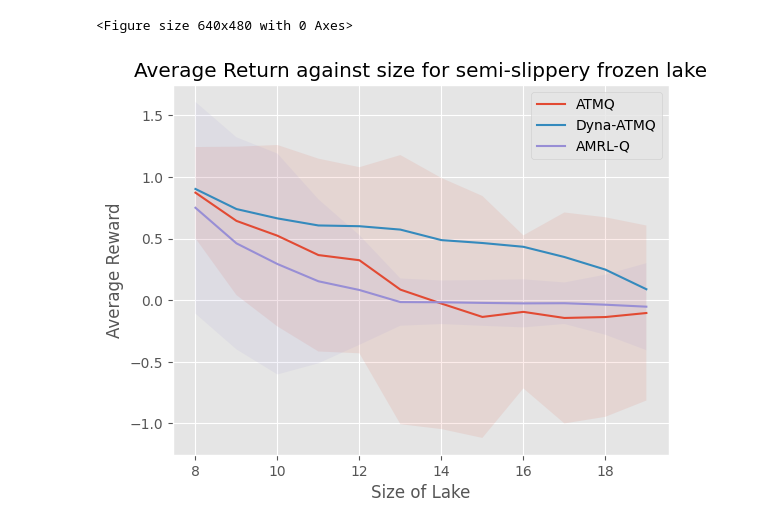
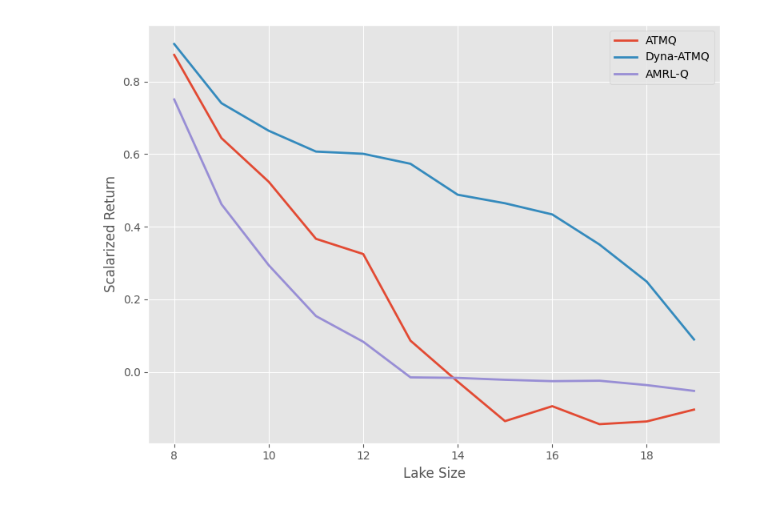
Before and after one commit to MKrale/ATM, a Jupyter notebook: Plot_Data.ipynb, the cells around one changed output. Drawn from its saved outputs; the diff is of its cells as text; code cells hidden in the pictures.

```diff
--- a/Plot_Data.ipynb
+++ b/Plot_Data.ipynb
@@ -176,36 +236,3 @@ with open(data_file_name, 'w') as f:
-# %%
-
-plt.style.use("ggplot")
-#plt.style.use("bmh")
-
-for i in range (nmbr_plots):
-
-    #plt.title("{} in {}".format(Plot_names_title[i], env_name))
-    plt.ylabel(Plot_Y_Label[i])
-    plt.xlabel("Episode")
-
-    x = np.arange(eps_to_plot)
-
-    if has_ideal_line and i==0:
-        plt.plot(x, np.repeat(ideal_value,eps_to_plot), 'k--', label="optimal value")
-
-    for j in range(nmbr_files):
-
-        y, std = all_data[i][0][j][:eps_to_plot], all_data[i][1][j][:eps_to_plot]
-        y, std = savgol_filter(y, w1,w2), savgol_filter(std, w1,w2)
-        miny, maxy = sts.norm.interval(interval, loc=y, scale=std)
-        plt.plot(x,y, label=legend_alg[j])
-        plt.fill_between(x, miny, maxy, alpha=0.1)
-
-
-    plt.legend()
-    plt.savefig(Data_path+"Plots/Plot_{}_{}".format(fileName_env, Plot_names_file[i]))
-    if False:
-        plt.show()
-
-    plt.clf()
-# %% [output]
-<Figure size 640x480 with 0 Axes>
 # %%
 
 if True:
@@ -225,38 +252,39 @@ if True:
 
     # Collect all data
     for (algnmbr, algName) in enumerate(fileName_alg):
         for i in range(nmbr_files):
             filename = "AMData_{}_Lake_random{}_semi-slippery.json".format(fileName_alg[algnmbr],  str(sizes[i]))
 
             with open(Data_path + filename) as file:
                     contentDict = json.load(file)
 
                     nmbr_eps = int(contentDict["parameters"]["nmbr_eps"])
                     toi = nmbr_eps
                     fromi = m.ceil(toi*check_percentage)
 
                     rewards = np.array(contentDict["reward_per_eps"])[:,fromi:toi]
                     avg_rewards[algnmbr,i]  = np.average( rewards )
-                    std_rewards[algnmbr,i] = np.std(rewards)
-                    #std_rewards[algnmbr,i]  = np.std( np.average(rewards, axis=1) )
+                    # std_rewards[algnmbr,i] = np.std(rewards)
+                    std_rewards[algnmbr,i]  = np.std( np.average(rewards, axis=1) )
                     rewardsmin[algnmbr,i], rewardsmax[algnmbr,i] = sts.norm.interval(interval, loc=avg_rewards[algnmbr,i], scale=std_rewards[algnmbr,i])
 
         avg_rewards = savgol_filter( avg_rewards, this_window, this_order)
         std_rewards = savgol_filter( std_rewards, this_window, this_order)
         rewardsmin[algnmbr], rewardsmax[algnmbr] = sts.norm.interval(interval, loc=avg_rewards[algnmbr], scale=std_rewards[algnmbr])
 
         # Manually remove std for dyna-variant
         rewardsmin[1], rewardsmax[1] = avg_rewards[1], avg_rewards[1]
 
         plt.plot(sizes, avg_rewards[algnmbr], label = legend_alg[algnmbr])
 
-        plt.fill_between(sizes, rewardsmin[algnmbr], rewardsmax[algnmbr], alpha=0.1)
+        # plt.fill_between(sizes, rewardsmin[algnmbr], rewardsmax[algnmbr], alpha=0.1)
 
-    plt.title("Average Return against size for semi-slippery frozen lake")
-    plt.ylabel("Average Reward")
-    plt.xlabel("Size of Lake")
+
+    plt.ylabel("Scalarized Return")
+    plt.xlabel("Lake Size")
     plt.legend()
+    plt.savefig(Data_path+"Plots/LargeLakeCombined.png")
     plt.show()
 # %% [output]
-[figure, old version]
+[figure, new version]
 # %%
```
Also changed, not shown: parts of 8 cells of this notebook, 29 other files.
